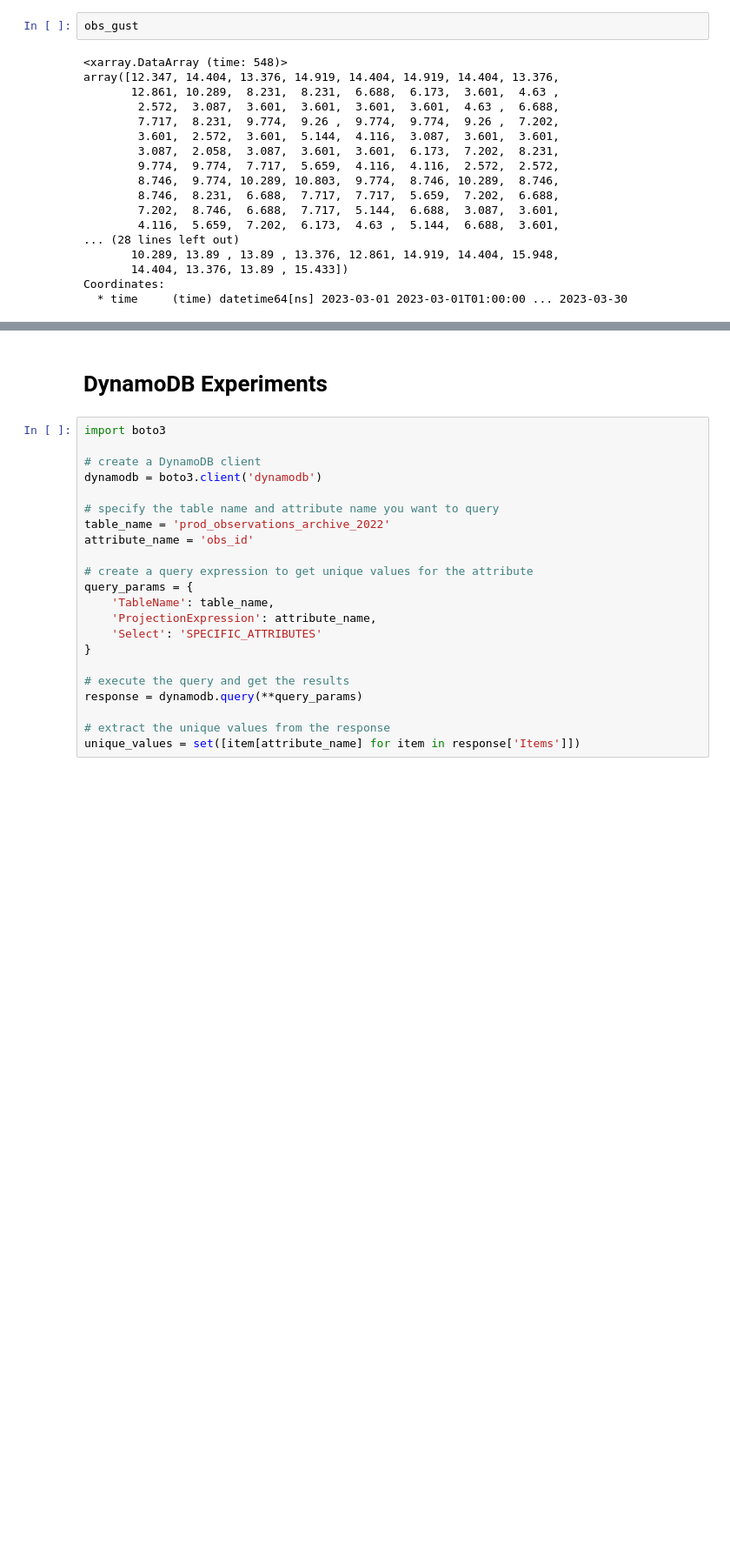
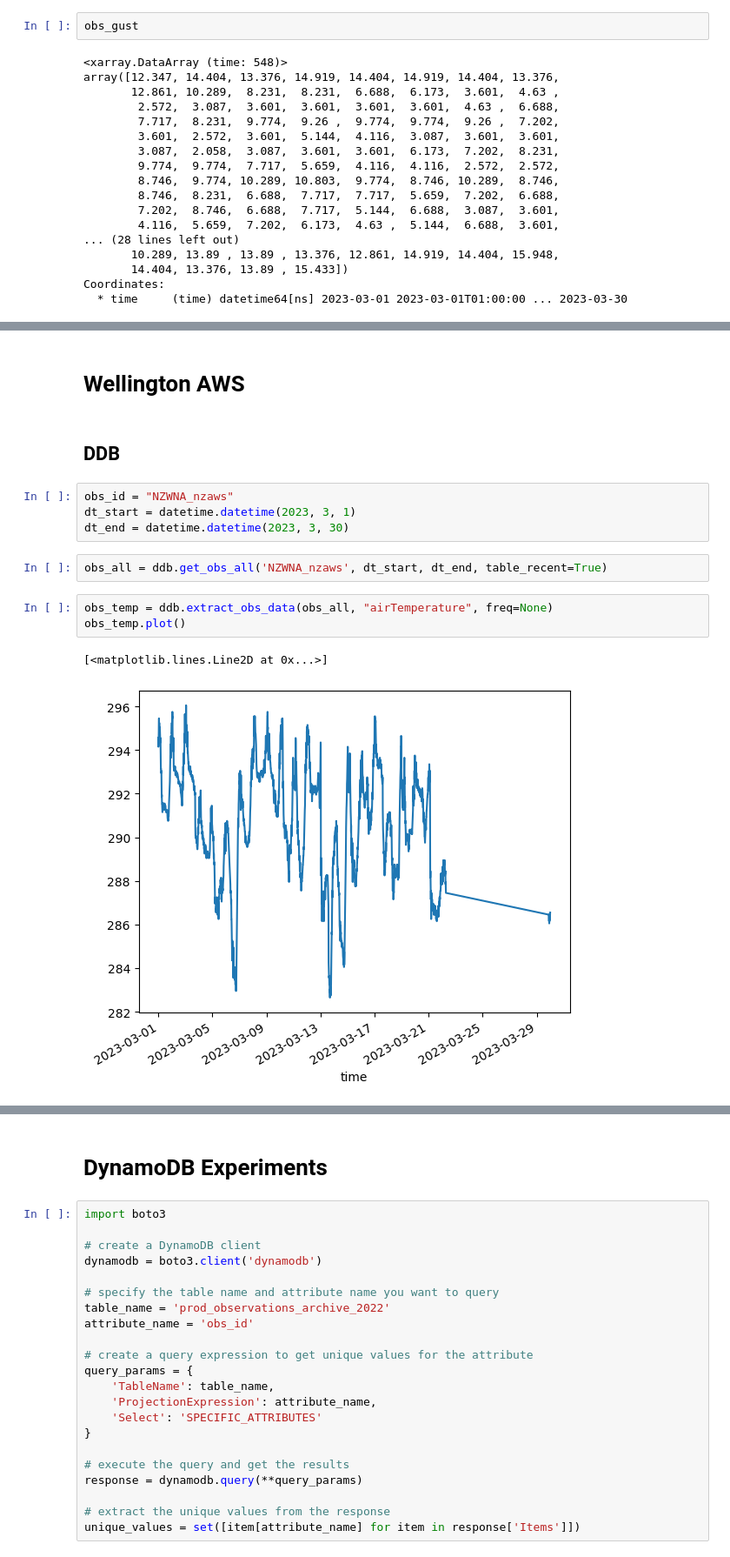
Before and after one commit to MetServiceDev/verif-data, a Jupyter notebook: example/obs_query.ipynb, the cells around one changed output, grey strips where cells are left out. Shown at 87% size. Cells and saved outputs as stored; diff of their text form; blank space fills up the shorter version.

```diff
--- a/example/obs_query.ipynb
+++ b/example/obs_query.ipynb
@@ -46,0 +55,16 @@ obs_gust.plot()
+# %% [markdown]
+# Wellington AWS
+# %% [markdown]
+## DDB
+# %%
+obs_id = "NZWNA_nzaws"
+dt_start = datetime.datetime(2023, 3, 1)
+dt_end = datetime.datetime(2023, 3, 30)
+# %%
+obs_all = ddb.get_obs_all('NZWNA_nzaws', dt_start, dt_end, table_recent=True)
+# %%
+obs_temp = ddb.extract_obs_data(obs_all, "airTemperature", freq=None)
+obs_temp.plot()
+# %% [output]
+[<matplotlib.lines.Line2D at 0x...>]
+[figure, added]
```
Also changed, not shown: parts of 12 cells of this notebook, 4 other files.
